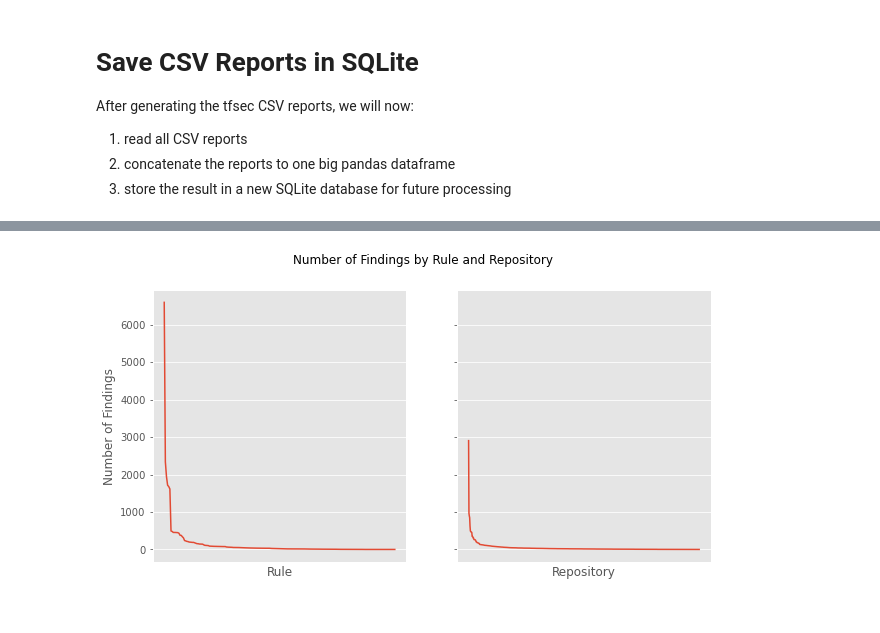
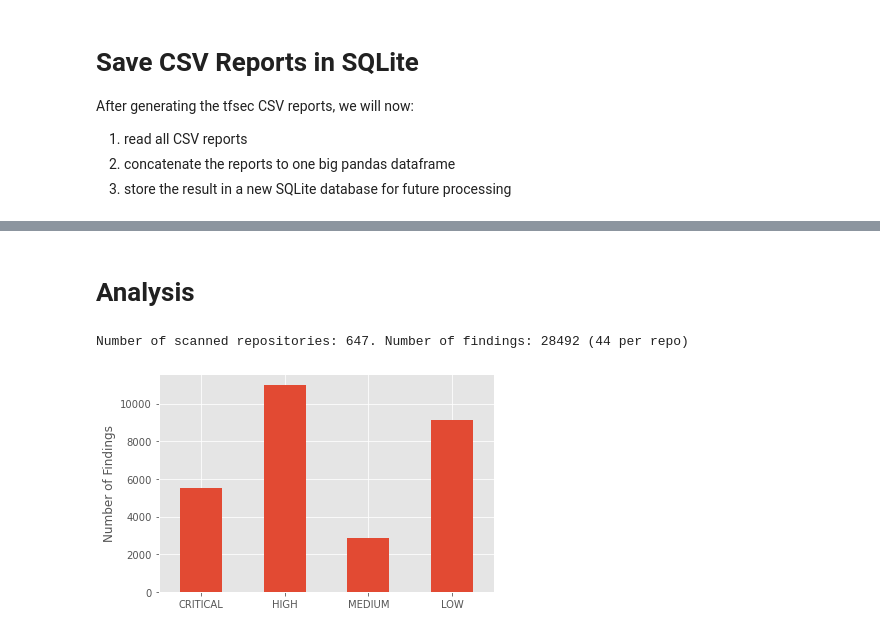
Before and after one commit to cloudlines-de/cloudlines-blog-resources, a Jupyter notebook: terraform-security-issues/The Most Common Terraform Security Issues in 1000 GitHub Open Source Projects.ipynb, the cells around one changed output, grey strips where cells are left out. Drawn from its saved outputs; the diff is of its cells as text; code cells hidden in the pictures.

Commit message:
terraform-security-issues

```diff
--- a/terraform-security-issues/The Most Common Terraform Security Issues in 1000 GitHub Open Source Projects.ipynb
+++ b/terraform-security-issues/The Most Common Terraform Security Issues in 1000 GitHub Open Source Projects.ipynb
@@ -294,15 +252,19 @@ print(x.to_markdown())
-# %%
-num_findings_by_rule = df.rule_id.value_counts()
-num_findings_per_repo = df.value_counts(subset=["repository"]).values
-
-fig, (ax1, ax2) = plt.subplots(1, 2, sharey=True, figsize=(10, 5))
-fig.suptitle("Number of Findings by Rule and Repository")
-
-ax1.plot(num_findings_by_rule)
-ax1.set(ylabel="Number of Findings", xlabel="Rule", xticks=[])
-
-ax2.plot(num_findings_per_repo)
-ax2.set(xlabel="Repository", xticks=[])
-plt.savefig("03-num-findings-by-rule-and-repo.png")
-# %% [output]
-[figure, removed]
+# %% [markdown]
+# Analysis
+# %%
+con = sqlite3.connect("github_terraform_repos.sql")
+df = pd.read_sql_query("SELECT * FROM findings", con)
+df.severity = pd.Categorical(df.severity, ["CRITICAL", "HIGH", "MEDIUM", "LOW"])
+
+num_unique_repo = len(df.repository.unique())
+num_findings = len(df)
+findings_per_repo = num_findings / num_unique_repo
+print(f"Number of scanned repositories: {num_unique_repo}. Number of findings: {num_findings} ({findings_per_repo:.0f} per repo)")
+# %% [output]
+Number of scanned repositories: 647. Number of findings: 28492 (44 per repo)
+# %%
+# Number of Findings by Severity
+ax = df.severity.value_counts().sort_index().plot(kind='bar', ylabel="Number of Findings", rot=0)
+ax.figure.savefig("02-number-of-findings-by-severity.png")
+# %% [output]
+[figure, added]
```
Also changed, not shown: parts of 12 cells of this notebook, 3 other files.
